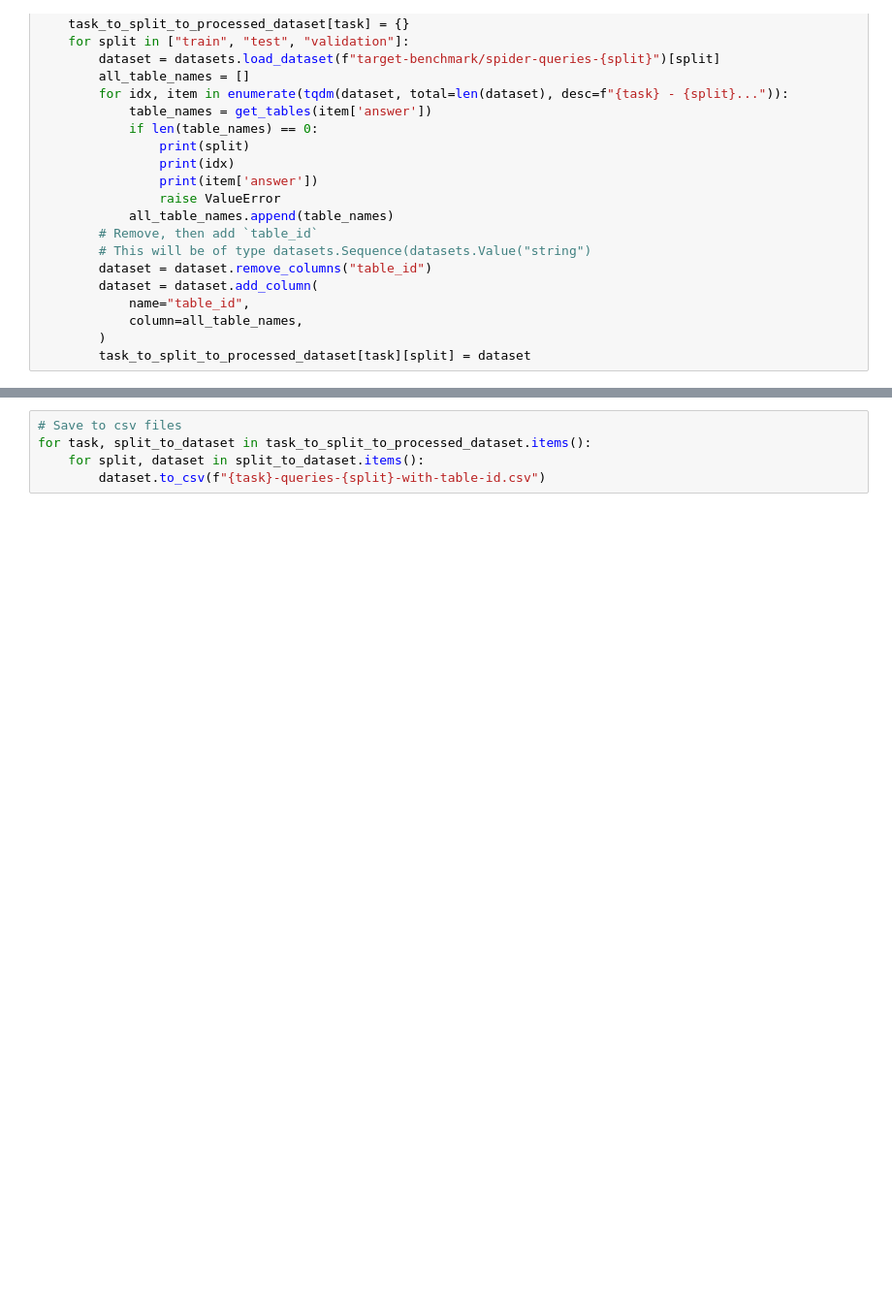
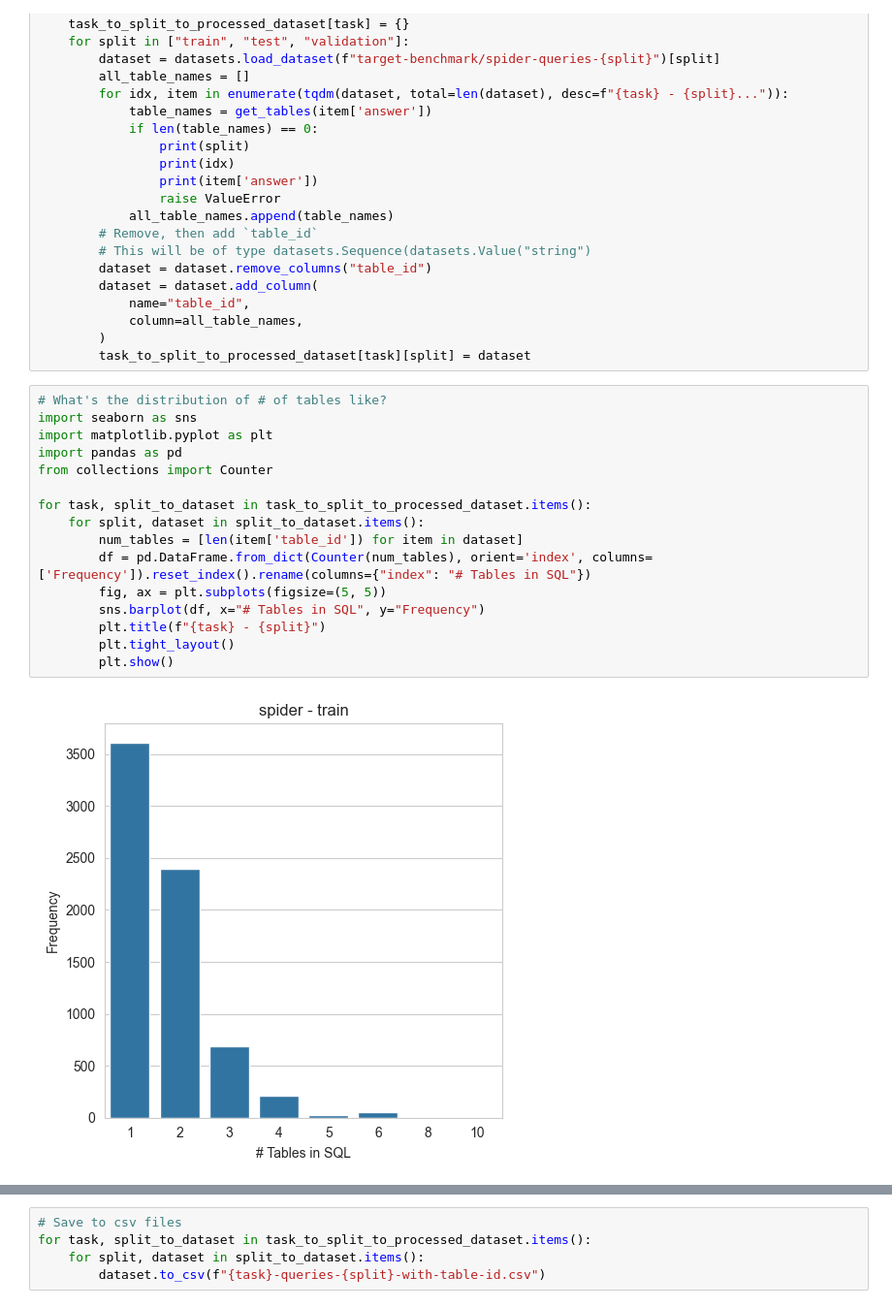
Before and after one commit to target-benchmark/target, a Jupyter notebook: research/notebooks/pvg-extract-tables-from-sql.ipynb, the cells around one changed output, grey strips where cells are left out. Shown at 97% size. Cells and saved outputs as stored; diff of their text form; blank space fills up the shorter version.

Commit message:
Adding barplot for # table distributions

```diff
--- a/research/notebooks/pvg-extract-tables-from-sql.ipynb
+++ b/research/notebooks/pvg-extract-tables-from-sql.ipynb
@@ -41,3 +59,21 @@ for task in ["spider", "bird"]:
             column=all_table_names,
         )
         task_to_split_to_processed_dataset[task][split] = dataset
+# %%
+# What's the distribution of # of tables like?
+import seaborn as sns
+import matplotlib.pyplot as plt
+import pandas as pd
+from collections import Counter
+
+for task, split_to_dataset in task_to_split_to_processed_dataset.items():
+    for split, dataset in split_to_dataset.items():
+        num_tables = [len(item['table_id']) for item in dataset]
+        df = pd.DataFrame.from_dict(Counter(num_tables), orient='index', columns=['Frequency']).reset_index().rename(columns={"index": "# Tables in SQL"})
+        fig, ax = plt.subplots(figsize=(5, 5))
+        sns.barplot(df, x="# Tables in SQL", y="Frequency")
+        plt.title(f"{task} - {split}")
+        plt.tight_layout()
+        plt.show()
+# %% [output]
+[figure, added]
```
Also changed, not shown: parts of 3 cells of this notebook.
